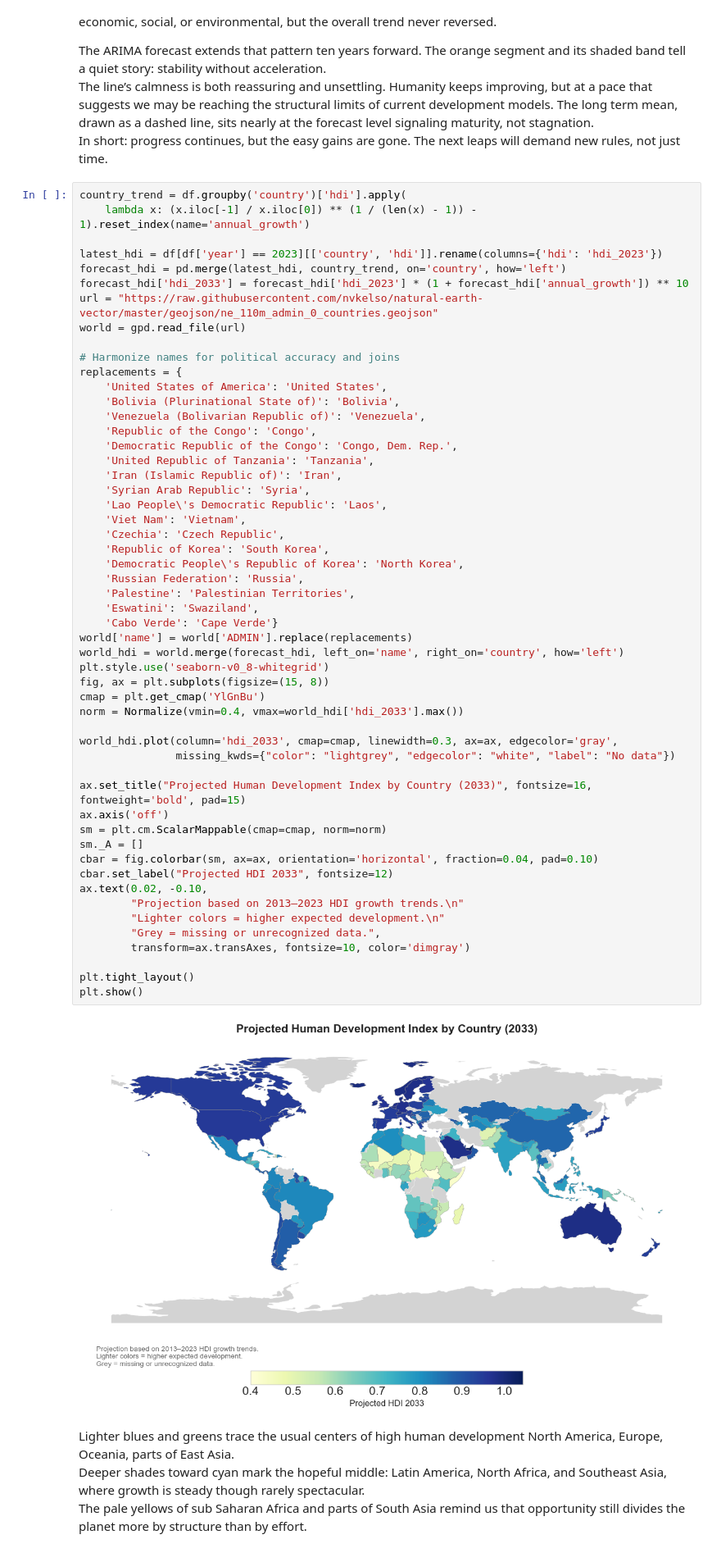
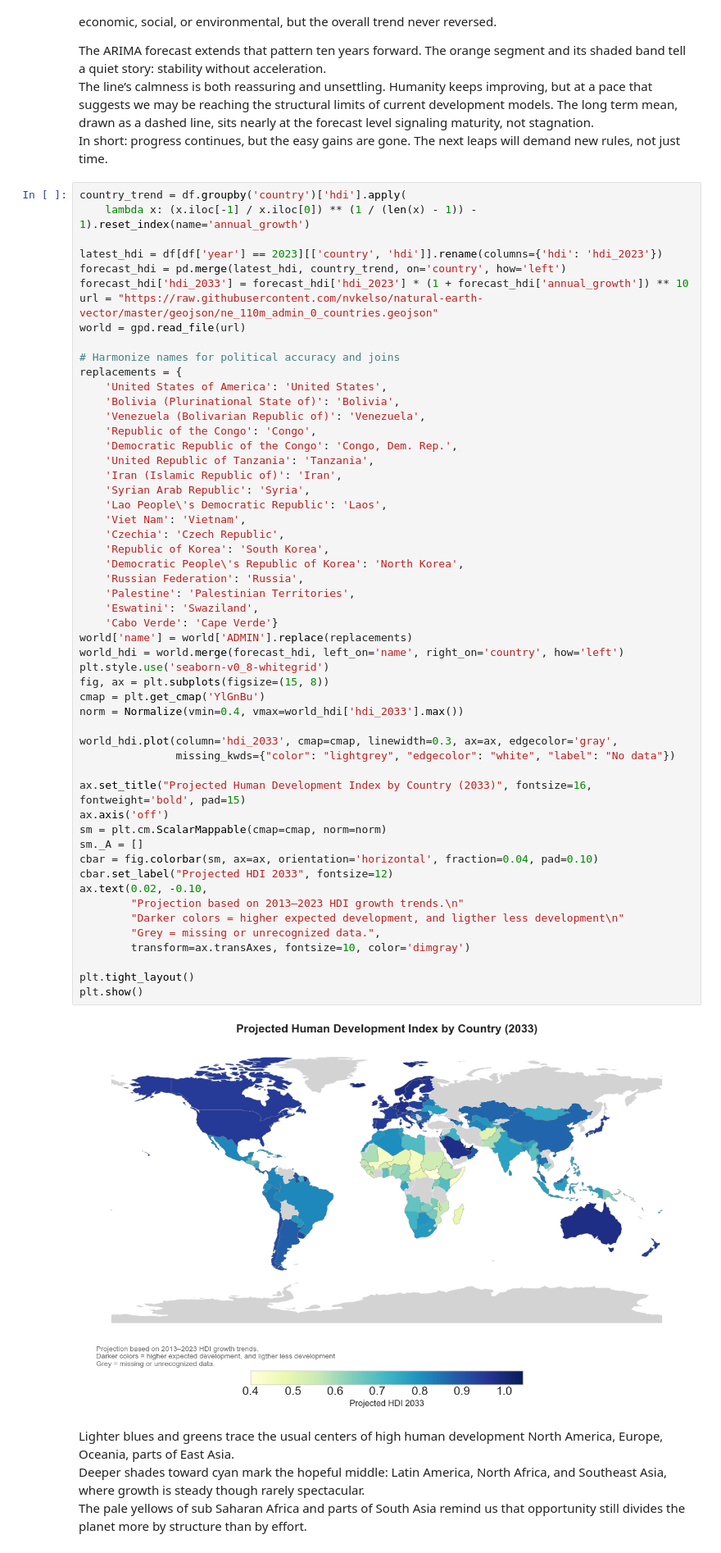
Before and after one commit to moonexca/governance-effectiveness-global-society-ml, a Jupyter notebook: MachineLearning_SoledadYash.ipynb, the cells around one changed output. Shown at 82% size. Cells and saved outputs as stored; diff of their text form.

```diff
--- a/MachineLearning_SoledadYash.ipynb
+++ b/MachineLearning_SoledadYash.ipynb
@@ -1135,35 +1141,35 @@ replacements = {
     'Republic of Korea': 'South Korea',
     'Democratic People\'s Republic of Korea': 'North Korea',
     'Russian Federation': 'Russia',
     'Palestine': 'Palestinian Territories',
     'Eswatini': 'Swaziland',
     'Cabo Verde': 'Cape Verde'}
 world['name'] = world['ADMIN'].replace(replacements)
 world_hdi = world.merge(forecast_hdi, left_on='name', right_on='country', how='left')
 plt.style.use('seaborn-v0_8-whitegrid')
 fig, ax = plt.subplots(figsize=(15, 8))
 cmap = plt.get_cmap('YlGnBu')
 norm = Normalize(vmin=0.4, vmax=world_hdi['hdi_2033'].max())
 
 world_hdi.plot(column='hdi_2033', cmap=cmap, linewidth=0.3, ax=ax, edgecolor='gray',
                missing_kwds={"color": "lightgrey", "edgecolor": "white", "label": "No data"})
 
 ax.set_title("Projected Human Development Index by Country (2033)", fontsize=16, fontweight='bold', pad=15)
 ax.axis('off')
 sm = plt.cm.ScalarMappable(cmap=cmap, norm=norm)
 sm._A = []
 cbar = fig.colorbar(sm, ax=ax, orientation='horizontal', fraction=0.04, pad=0.10)
 cbar.set_label("Projected HDI 2033", fontsize=12)
 ax.text(0.02, -0.10,
         "Projection based on 2013–2023 HDI growth trends.\n"
-        "Lighter colors = higher expected development.\n"
+        "Darker colors = higher expected development, and ligther less development\n"
         "Grey = missing or unrecognized data.",
         transform=ax.transAxes, fontsize=10, color='dimgray')
 
 plt.tight_layout()
 plt.show()
 # %% [output]
-[figure, old version]
+[figure, new version]
 # %% [markdown]
 Lighter blues and greens trace the usual centers of high human development North America, Europe, Oceania, parts of East Asia.
 Deeper shades toward cyan mark the hopeful middle: Latin America, North Africa, and Southeast Asia, where growth is steady though rarely spectacular.
```
Also changed, not shown: parts of 10 cells of this notebook, 6 other files.
